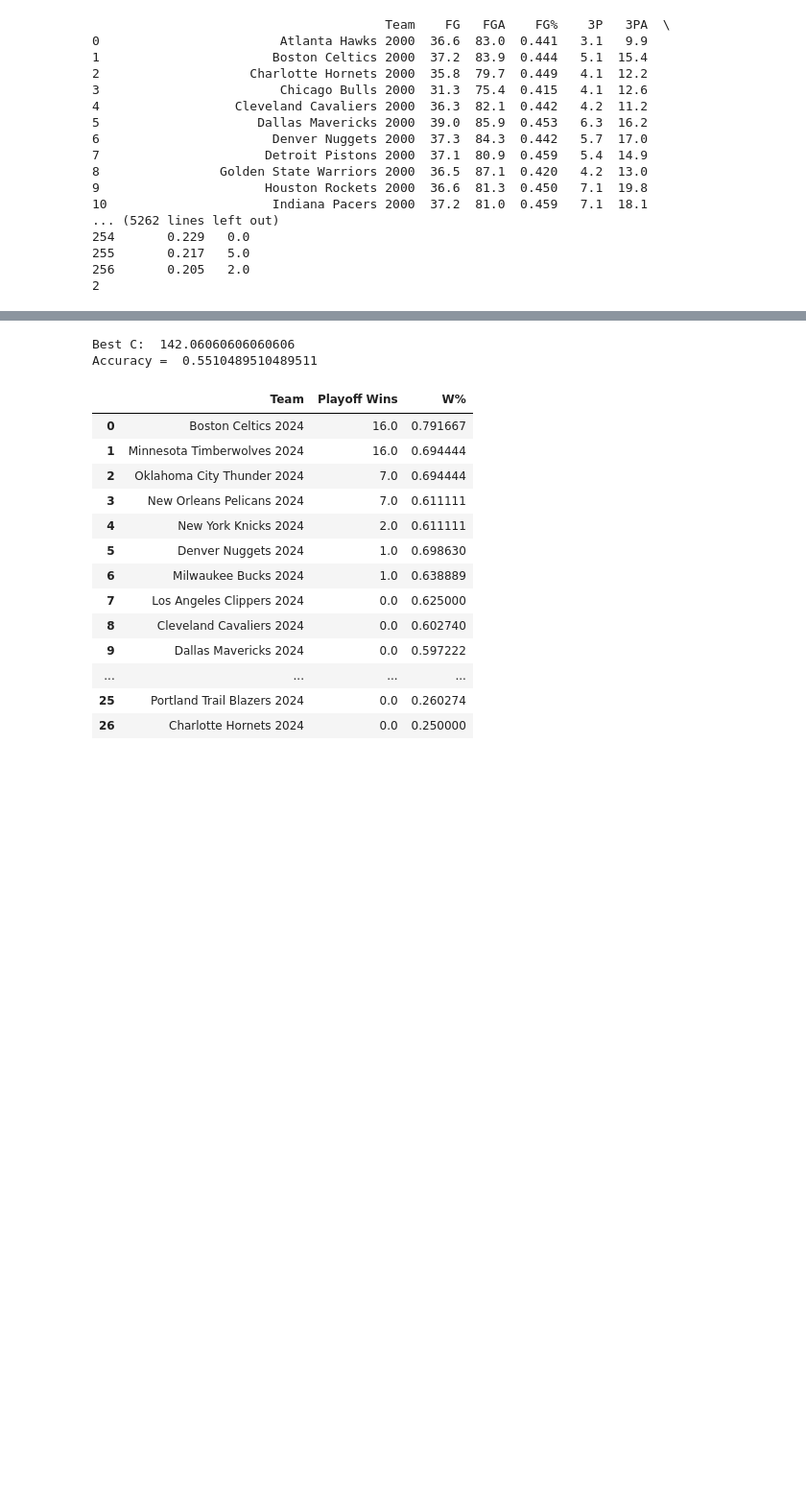
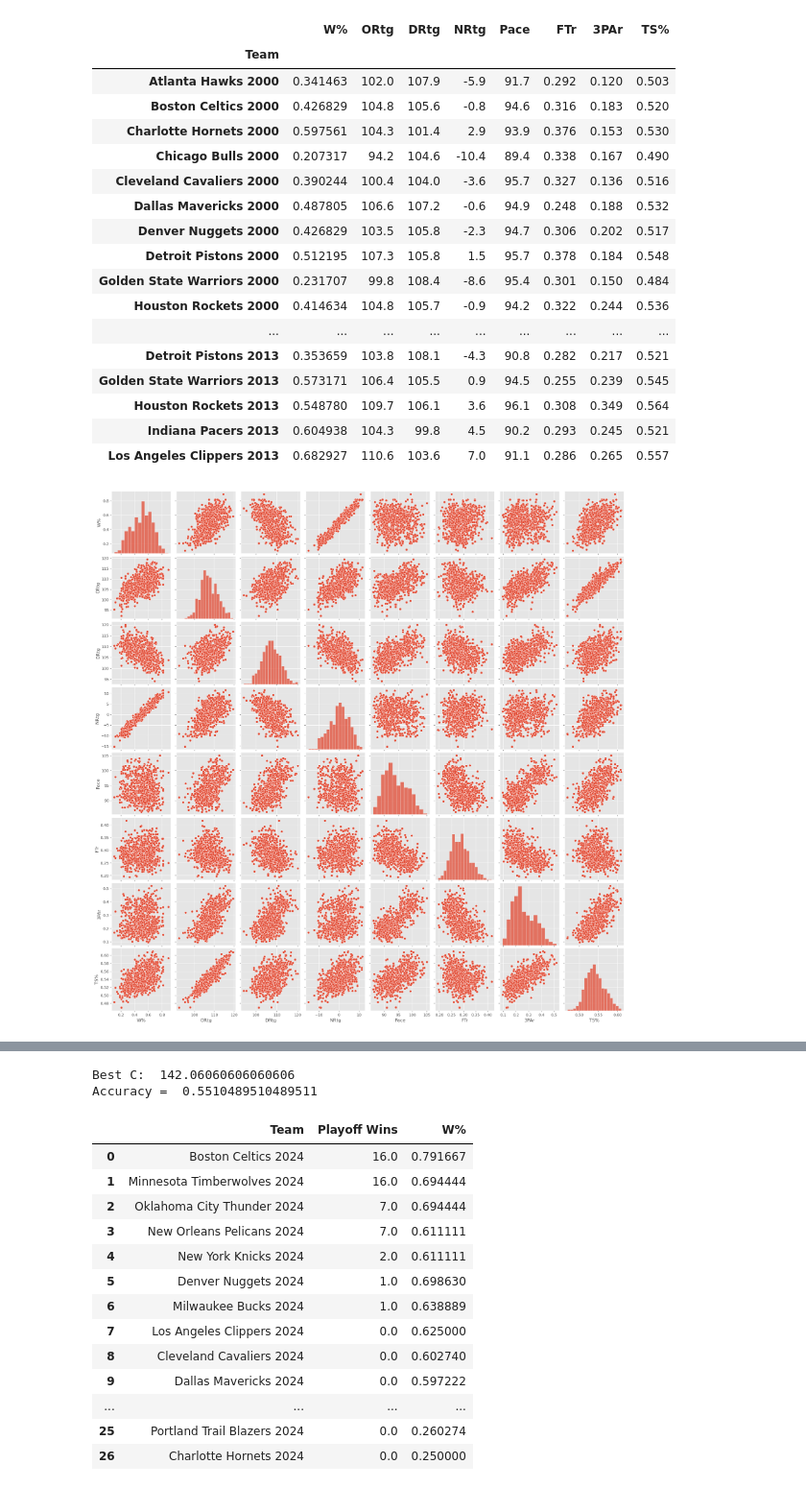
Before and after one commit to Johnchae09/COMP_5360, a Jupyter notebook: TeamStats/ChampionPrediction.ipynb, the cells around one changed output, grey strips where cells are left out. Shown at 96% size. Cells and saved outputs as stored; diff of their text form; code cells hidden in the pictures; blank space fills up the shorter version.

```diff
--- a/TeamStats/ChampionPrediction.ipynb
+++ b/TeamStats/ChampionPrediction.ipynb
@@ -118,43 +148,48 @@ for i in range(25):
         team_stats_dfs[i] = team_stats.copy()
 # %%
 # Combine all DataFrames into one giant DataFrame
-all = pd.concat(team_stats_dfs.values(), ignore_index=True)
+all_data = pd.concat(team_stats_dfs.values(), ignore_index=True)
+all_data.set_index('Team', inplace=True)
 
-X = all
-X = X.drop(columns=['W','Team'])
-y = all['W']
+X = all_data
+X = X.drop(columns=['W'])
+y = all_data['W']
 print(X.columns)
 pd.set_option('display.max_rows',None)
 pd.set_option('display.max_columns', None)
 
-all
+d = all_data[['W%','ORtg', 'DRtg', 'NRtg', 'Pace', 'FTr', '3PAr', 'TS%']]
+sns.pairplot(all_data[['W%','ORtg', 'DRtg', 'NRtg', 'Pace', 'FTr', '3PAr', 'TS%']])
+d
 # %% [output]
 Index(['FG', 'FGA', 'FG%', '3P', '3PA', '3P%', '2P', '2PA', '2P%', 'FT', 'FTA',
        'FT%', 'ORB', 'DRB', 'TRB', 'AST', 'STL', 'BLK', 'TOV', 'PF', 'PTS',
        'Opp FG', 'Opp FGA', 'Opp FG%', 'Opp 3P', 'Opp 3PA', 'Opp 3P%',
        'Opp 2P', 'Opp 2PA', 'Opp 2P%', 'Opp FT', 'Opp FTA', 'Opp FT%',
        'Opp ORB', 'Opp DRB', 'Opp TRB', 'Opp AST', 'Opp STL', 'Opp BLK',
        'Opp TOV', 'Opp PF', 'Opp PTS', 'Age', 'W%', 'PW%', 'MOV', 'SOS', 'SRS',
        'ORtg', 'DRtg', 'NRtg', 'Pace', 'FTr', '3PAr', 'TS%', 'eFG%', 'TOV%',
        'ORB%', 'FT/FGA', 'Opp eFG%', 'Opp TOV%', 'DRB%', 'Opp FT/FGA'],
       dtype='object')
-                                       Team    FG   FGA    FG%    3P   3PA  \
-0                        Atlanta Hawks 2000  36.6  83.0  0.441   3.1   9.9
-1                       Boston Celtics 2000  37.2  83.9  0.444   5.1  15.4
-2                    Charlotte Hornets 2000  35.8  79.7  0.449   4.1  12.2
-3                        Chicago Bulls 2000  31.3  75.4  0.415   4.1  12.6
-4                  Cleveland Cavaliers 2000  36.3  82.1  0.442   4.2  11.2
-5                     Dallas Mavericks 2000  39.0  85.9  0.453   6.3  16.2
-6                       Denver Nuggets 2000  37.3  84.3  0.442   5.7  17.0
-7                      Detroit Pistons 2000  37.1  80.9  0.459   5.4  14.9
-8                Golden State Warriors 2000  36.5  87.1  0.420   4.2  13.0
-9                      Houston Rockets 2000  36.6  81.3  0.450   7.1  19.8
-10                      Indiana Pacers 2000  37.2  81.0  0.459   7.1  18.1
-... (5262 lines left out)
-254       0.229   0.0
-255       0.217   5.0
-256       0.205   2.0
-2
+|  | W% | ORtg | DRtg | NRtg | Pace | FTr | 3PAr | TS% |
+| Team |  |  |  |  |  |  |  |  |
+| Atlanta Hawks 2000 | 0.341463 | 102.0 | 107.9 | -5.9 | 91.7 | 0.292 | 0.120 | 0.503 |
+| Boston Celtics 2000 | 0.426829 | 104.8 | 105.6 | -0.8 | 94.6 | 0.316 | 0.183 | 0.520 |
+| Charlotte Hornets 2000 | 0.597561 | 104.3 | 101.4 | 2.9 | 93.9 | 0.376 | 0.153 | 0.530 |
+| Chicago Bulls 2000 | 0.207317 | 94.2 | 104.6 | -10.4 | 89.4 | 0.338 | 0.167 | 0.490 |
+| Cleveland Cavaliers 2000 | 0.390244 | 100.4 | 104.0 | -3.6 | 95.7 | 0.327 | 0.136 | 0.516 |
+| Dallas Mavericks 2000 | 0.487805 | 106.6 | 107.2 | -0.6 | 94.9 | 0.248 | 0.188 | 0.532 |
+| Denver Nuggets 2000 | 0.426829 | 103.5 | 105.8 | -2.3 | 94.7 | 0.306 | 0.202 | 0.517 |
+| Detroit Pistons 2000 | 0.512195 | 107.3 | 105.8 | 1.5 | 95.7 | 0.378 | 0.184 | 0.548 |
+| Golden State Warriors 2000 | 0.231707 | 99.8 | 108.4 | -8.6 | 95.4 | 0.301 | 0.150 | 0.484 |
+| Houston Rockets 2000 | 0.414634 | 104.8 | 105.7 | -0.9 | 94.2 | 0.322 | 0.244 | 0.536 |
+| ... | ... | ... | ... | ... | ... | ... | ... | ... |
+| Detroit Pistons 2013 | 0.353659 | 103.8 | 108.1 | -4.3 | 90.8 | 0.282 | 0.217 | 0.521 |
+| Golden State Warriors 2013 | 0.573171 | 106.4 | 105.5 | 0.9 | 94.5 | 0.255 | 0.239 | 0.545 |
+| Houston Rockets 2013 | 0.548780 | 109.7 | 106.1 | 3.6 | 96.1 | 0.308 | 0.349 | 0.564 |
+| Indiana Pacers 2013 | 0.604938 | 104.3 | 99.8 | 4.5 | 90.2 | 0.293 | 0.245 | 0.521 |
+| Los Angeles Clippers 2013 | 0.682927 | 110.6 | 103.6 | 7.0 | 91.1 | 0.286 | 0.265 | 0.557 |
+[figure, added]
 # %%
 from sklearn import tree, svm, metrics
 from sklearn.neighbors import KNeighborsClassifier
```
Also changed, not shown: parts of 4 cells of this notebook.
